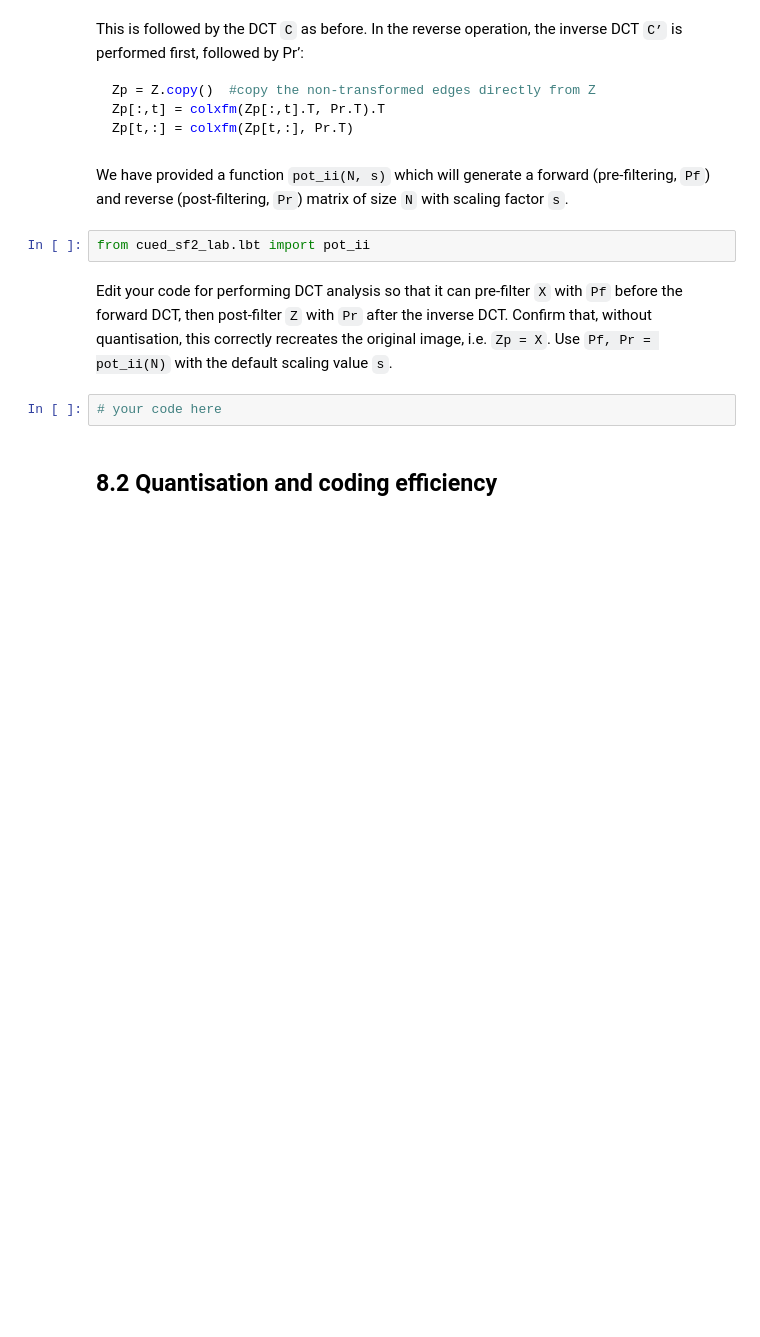
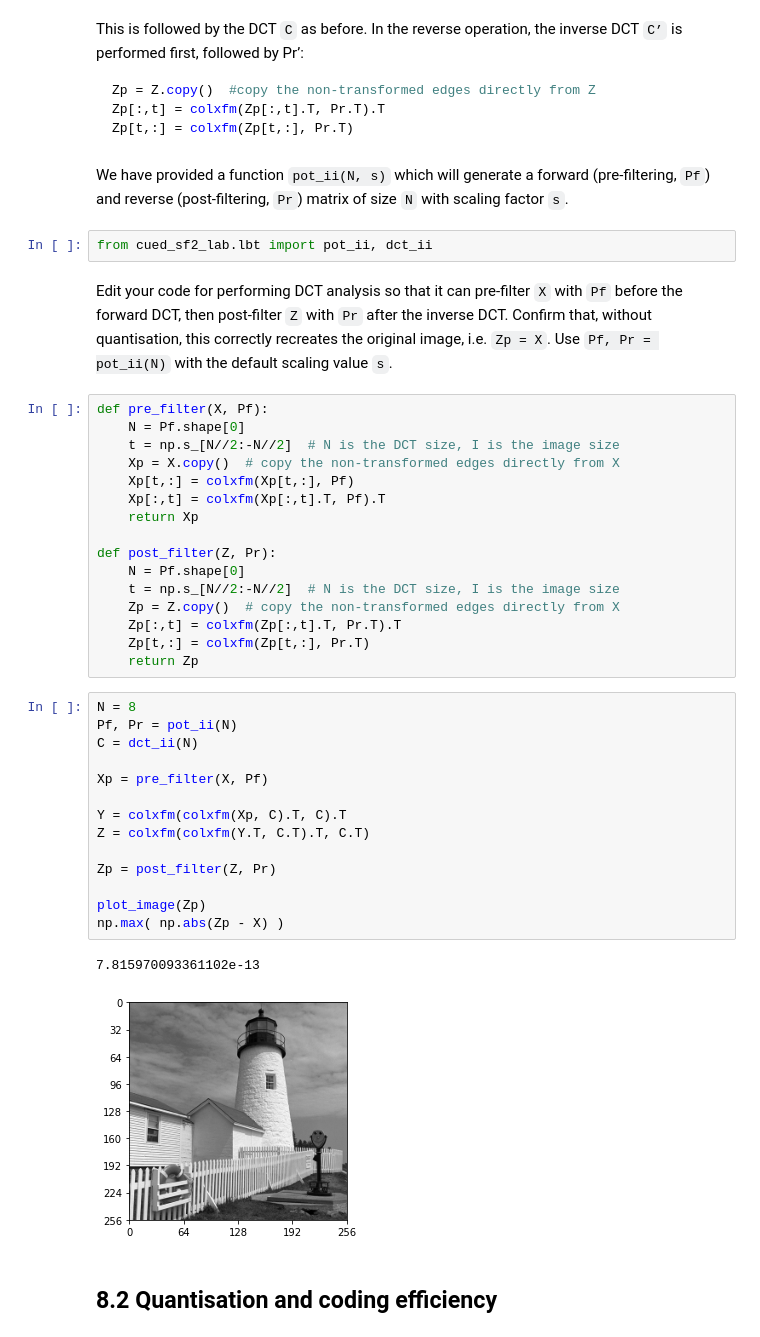
Before and after one commit to sigproc/cued_sf2_lab, a Jupyter notebook: 8-lbt.ipynb, the cells around one changed output. Cells and saved outputs as stored; diff of their text form; blank space fills up the shorter version.

```diff
--- a/8-lbt.ipynb
+++ b/8-lbt.ipynb
@@ -89,15 +89,46 @@ Zp[t,:] = colxfm(Zp[t,:], Pr.T)
 We have provided a function `pot_ii(N, s)` which will generate a forward (pre-filtering,
 `Pf`) and reverse (post-filtering, `Pr`) matrix of size `N` with scaling factor `s`.
 # %%
-from cued_sf2_lab.lbt import pot_ii
+from cued_sf2_lab.lbt import pot_ii, dct_ii
 # %% [markdown]
 Edit your code
 for performing DCT analysis so that it can pre-filter `X` with `Pf` before the forward DCT,
 then post-filter `Z` with `Pr` after the inverse DCT. Confirm that, without quantisation, this
 correctly recreates the original image, i.e. `Zp = X`. Use `Pf, Pr = pot_ii(N)` with the
 default scaling value `s`.
-# %%
-# your code here
+# %%
+def pre_filter(X, Pf):
+    N = Pf.shape[0]
+    t = np.s_[N//2:-N//2]  # N is the DCT size, I is the image size
+    Xp = X.copy()  # copy the non-transformed edges directly from X
+    Xp[t,:] = colxfm(Xp[t,:], Pf)
+    Xp[:,t] = colxfm(Xp[:,t].T, Pf).T
+    return Xp
+
+def post_filter(Z, Pr):
+    N = Pf.shape[0]
+    t = np.s_[N//2:-N//2]  # N is the DCT size, I is the image size
+    Zp = Z.copy()  # copy the non-transformed edges directly from X
+    Zp[:,t] = colxfm(Zp[:,t].T, Pr.T).T
+    Zp[t,:] = colxfm(Zp[t,:], Pr.T)
+    return Zp
+# %%
+N = 8
+Pf, Pr = pot_ii(N)
+C = dct_ii(N)
+
+Xp = pre_filter(X, Pf)
+
+Y = colxfm(colxfm(Xp, C).T, C).T
+Z = colxfm(colxfm(Y.T, C.T).T, C.T)
+
+Zp = post_filter(Z, Pr)
+
+plot_image(Zp)
+np.max( np.abs(Zp - X) )
+# %% [output]
+7.815970093361102e-13
+[figure, added]
 # %% [markdown]
 ## 8.2 Quantisation and coding efficiency
 # %% [markdown]
```
Also changed, not shown: parts of 11 cells of this notebook, 1 other file.
